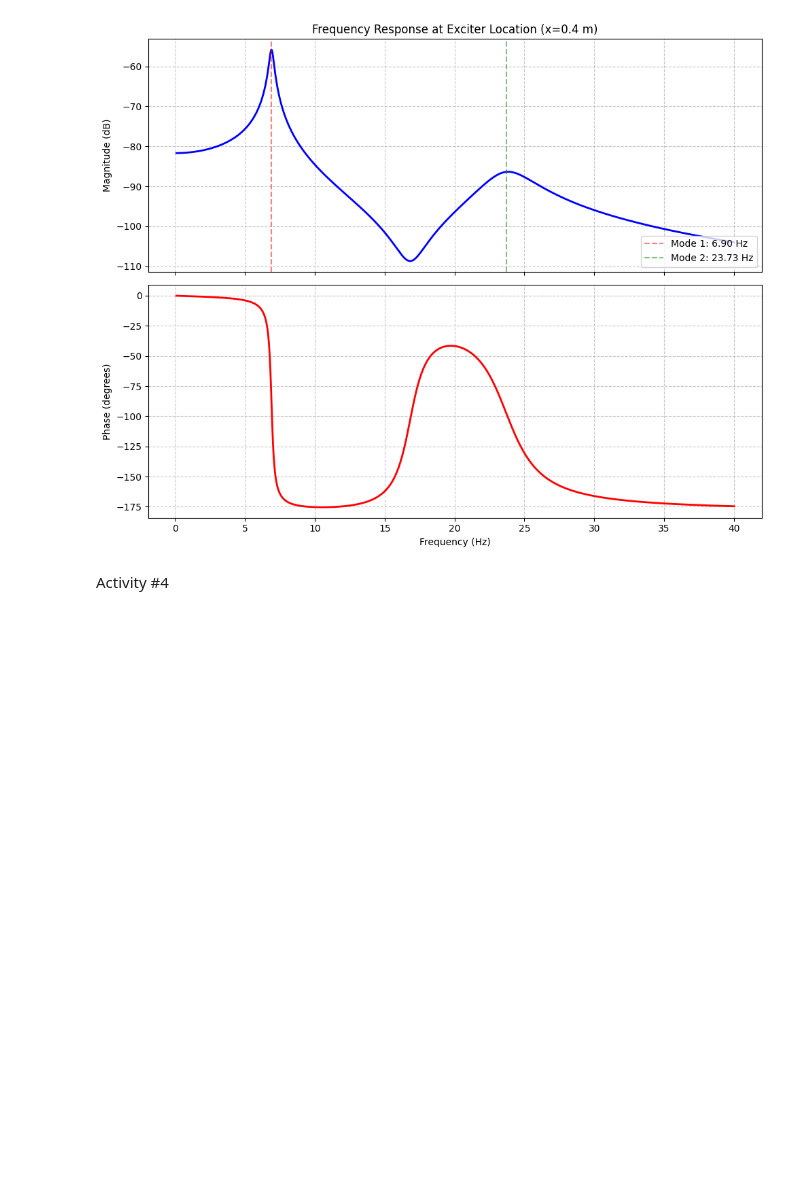
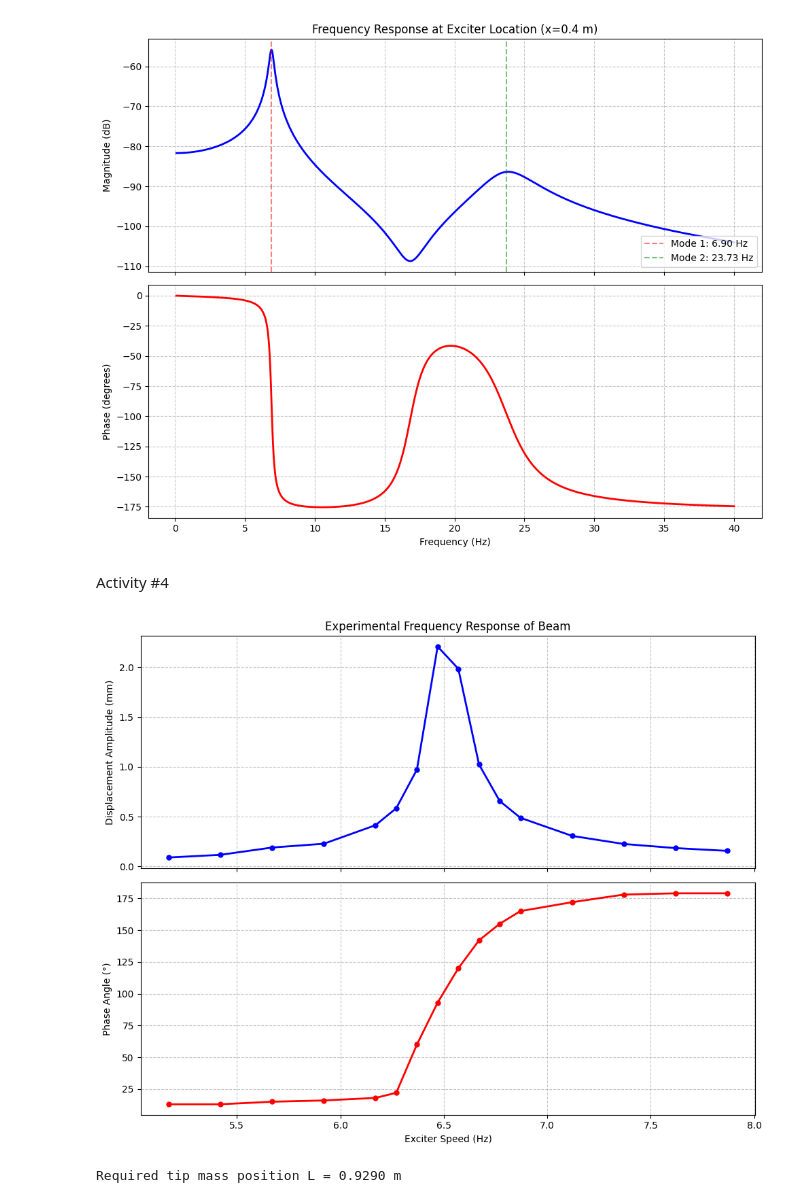
Before and after one commit to kush450629/ME421_GROUP_A1, a Jupyter notebook: Vibration/ME421_E20229_Vibrations.ipynb, the cells around one changed output. Saved outputs shown, nothing was run; the diff lists cells and outputs as text; code cells hidden in the pictures; blank space fills up the shorter version.

```diff
--- a/Vibration/ME421_E20229_Vibrations.ipynb
+++ b/Vibration/ME421_E20229_Vibrations.ipynb
@@ -1701,3 +1701,78 @@ plt.show()
 [figure]
 # %% [markdown]
 Activity #4
+# %%
+import numpy as np
+
+# ================= 1. Experimental Data =================
+# Frequencies (Hz)
+freqs_exp = np.array([
+    5.17, 5.42, 5.67, 5.92, 6.17, 6.27, 6.37, 6.47,
+    6.57, 6.67, 6.77, 6.87, 7.12, 7.37, 7.62, 7.87
+])
+
+# Displacement Amplitudes (mm)
+disp_exp = np.array([
+    0.0902, 0.1172, 0.1903, 0.2285, 0.4148, 0.5850, 0.9735, 2.2090,
+    1.9860, 1.0245, 0.6575, 0.4890, 0.3070, 0.2260, 0.1847, 0.1569
+])
+
+# Phase Angles (degrees)
+phase_exp = np.array([
+    13, 13, 15, 16, 18, 22, 60, 93,
+    120, 142, 155, 165, 172, 178, 179, 179
+])
+# %%
+import matplotlib.pyplot as plt
+
+fig, (ax1, ax2) = plt.subplots(2, 1, figsize=(10, 8), sharex=True)
+
+# Plot displacement amplitude
+ax1.plot(freqs_exp, disp_exp, 'bo-', lw=2, markersize=5)
+ax1.set_ylabel('Displacement Amplitude (mm)')
+ax1.set_title('Experimental Frequency Response of Beam')
+ax1.grid(True, linestyle='--', alpha=0.7)
+
+# Plot phase angle
+ax2.plot(freqs_exp, phase_exp, 'ro-', lw=2, markersize=5)
+ax2.set_ylabel('Phase Angle (°)')
+ax2.set_xlabel('Exciter Speed (Hz)')
+ax2.grid(True, linestyle='--', alpha=0.7)
+
+plt.tight_layout()
+plt.show()
+# %% [output]
+[figure, added]
+# %%
+import numpy as np
+from scipy.optimize import fsolve
+
+# ================= 1. Beam & Absorber Parameters =================
+E = 2e11           # Young's modulus (Pa)
+b = 0.025          # Beam width (m)
+h = 0.01           # Beam height (m)
+I = (b * h**3) / 12  # Area moment of inertia (m^4)
+
+mu = 1.65 / 0.815     # Linear mass density of the beam (kg/m)
+m_tip = 0.5           # Tip mass (kg)
+omega_target = 2 * np.pi * 6.47  # Target frequency (rad/s)
+
+# ================= 2. Define Quartic Polynomial =================
+def absorber_eq(L):
+    """
+    Quartic equation for the tip mass position L.
+    Returns the polynomial value for given L.
+    """
+    term_beam = (33/140) * mu * omega_target**2 * L**4
+    term_tip  = m_tip * omega_target**2 * L**3
+    term_stiffness = -3 * E * I
+    return term_beam + term_tip + term_stiffness
+
+# ================= 3. Solve for Positive Real Root =================
+# Initial guess (magnitude of cantilever length)
+L_guess = 0.3
+L_solution = fsolve(absorber_eq, L_guess)[0]
+
+print(f"Required tip mass position L = {L_solution:.4f} m")
+# %% [output]
+Required tip mass position L = 0.9290 m
```
